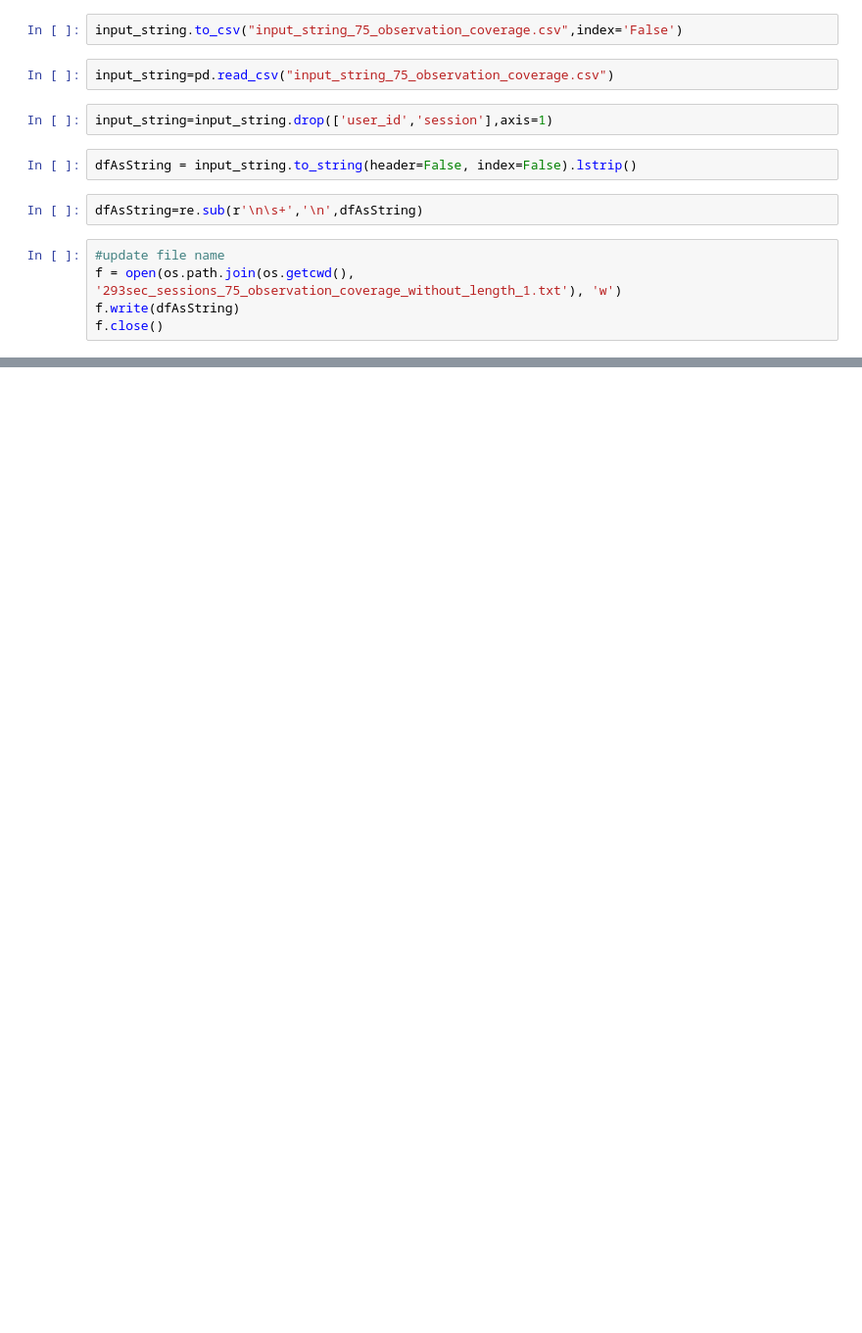
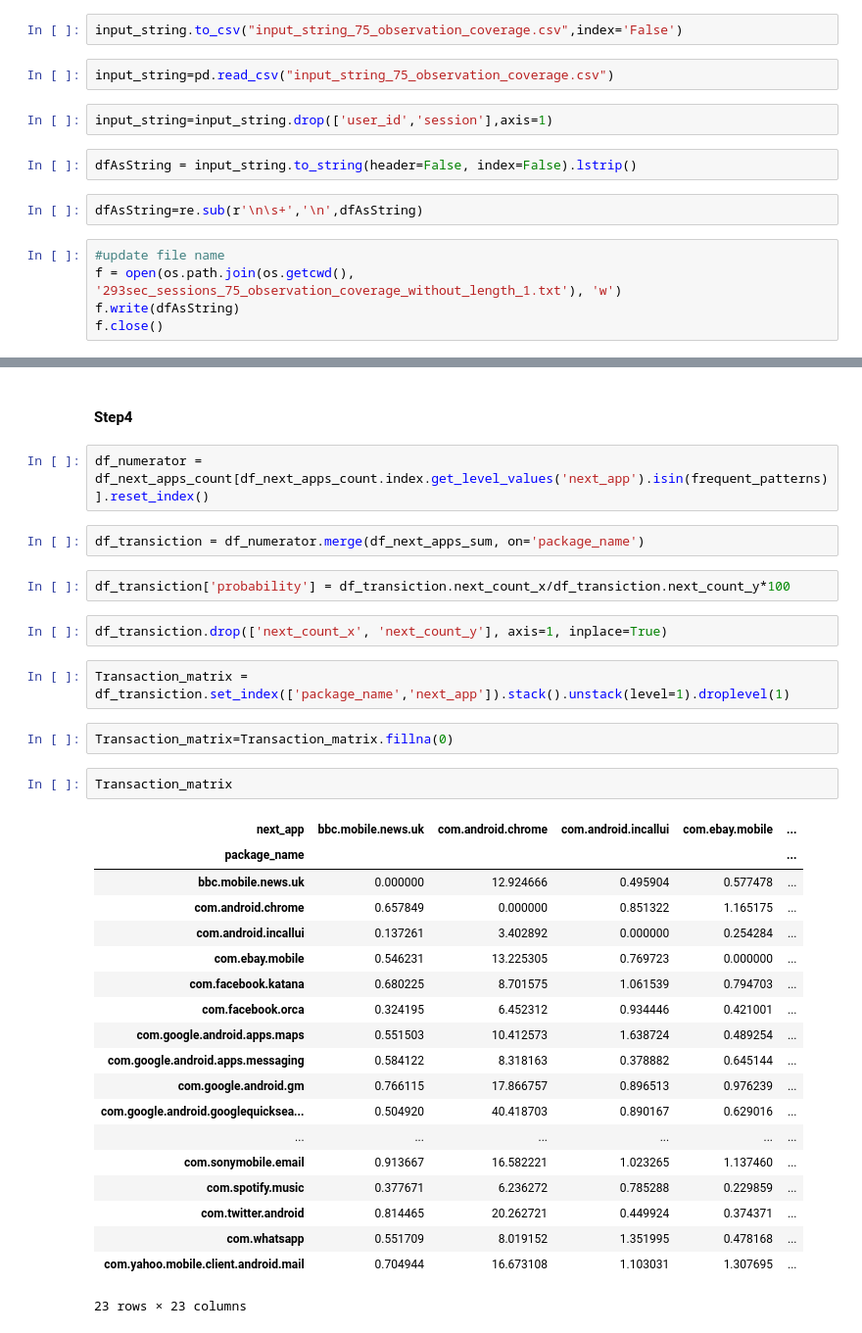
Before and after one commit to ClaraAndersen/motifs_and_competition_in_app_usage, a Jupyter notebook: removing_apps_based_on_coverage.ipynb, the cells around one changed output, grey strips where cells are left out. Shown at 98% size. Drawn from its saved outputs; the diff is of its cells as text; blank space fills up the shorter version.

```diff
--- a/removing_apps_based_on_coverage.ipynb
+++ b/removing_apps_based_on_coverage.ipynb
@@ -227,0 +266,36 @@ CalledProcessError: Command '['java', '-jar', '/home/s164574/motifs_and_competit
+# %% [markdown]
+#### Step4
+# %%
+df_numerator = df_next_apps_count[df_next_apps_count.index.get_level_values('next_app').isin(frequent_patterns)].reset_index()
+# %%
+df_transiction = df_numerator.merge(df_next_apps_sum, on='package_name')
+# %%
+df_transiction['probability'] = df_transiction.next_count_x/df_transiction.next_count_y*100
+# %%
+df_transiction.drop(['next_count_x', 'next_count_y'], axis=1, inplace=True)
+# %%
+Transaction_matrix = df_transiction.set_index(['package_name','next_app']).stack().unstack(level=1).droplevel(1)
+# %%
+Transaction_matrix=Transaction_matrix.fillna(0)
+# %%
+Transaction_matrix
+# %% [output]
+| next_app | bbc.mobile.news.uk | com.android.chrome | com.android.incallui | com.ebay.mobile | ... |
+| package_name |  |  |  |  | ... |
+| bbc.mobile.news.uk | 0.000000 | 12.924666 | 0.495904 | 0.577478 | ... |
+| com.android.chrome | 0.657849 | 0.000000 | 0.851322 | 1.165175 | ... |
+| com.android.incallui | 0.137261 | 3.402892 | 0.000000 | 0.254284 | ... |
+| com.ebay.mobile | 0.546231 | 13.225305 | 0.769723 | 0.000000 | ... |
+| com.facebook.katana | 0.680225 | 8.701575 | 1.061539 | 0.794703 | ... |
+| com.facebook.orca | 0.324195 | 6.452312 | 0.934446 | 0.421001 | ... |
+| com.google.android.apps.maps | 0.551503 | 10.412573 | 1.638724 | 0.489254 | ... |
+| com.google.android.apps.messaging | 0.584122 | 8.318163 | 0.378882 | 0.645144 | ... |
+| com.google.android.gm | 0.766115 | 17.866757 | 0.896513 | 0.976239 | ... |
+| com.google.android.googlequicksea... | 0.504920 | 40.418703 | 0.890167 | 0.629016 | ... |
+| ... | ... | ... | ... | ... | ... |
+| com.sonymobile.email | 0.913667 | 16.582221 | 1.023265 | 1.137460 | ... |
+| com.spotify.music | 0.377671 | 6.236272 | 0.785288 | 0.229859 | ... |
+| com.twitter.android | 0.814465 | 20.262721 | 0.449924 | 0.374371 | ... |
+| com.whatsapp | 0.551709 | 8.019152 | 1.351995 | 0.478168 | ... |
+| com.yahoo.mobile.client.android.mail | 0.704944 | 16.673108 | 1.103031 | 1.307695 | ... |
+23 rows × 23 columns
```
Also changed, not shown: parts of 31 cells of this notebook.
